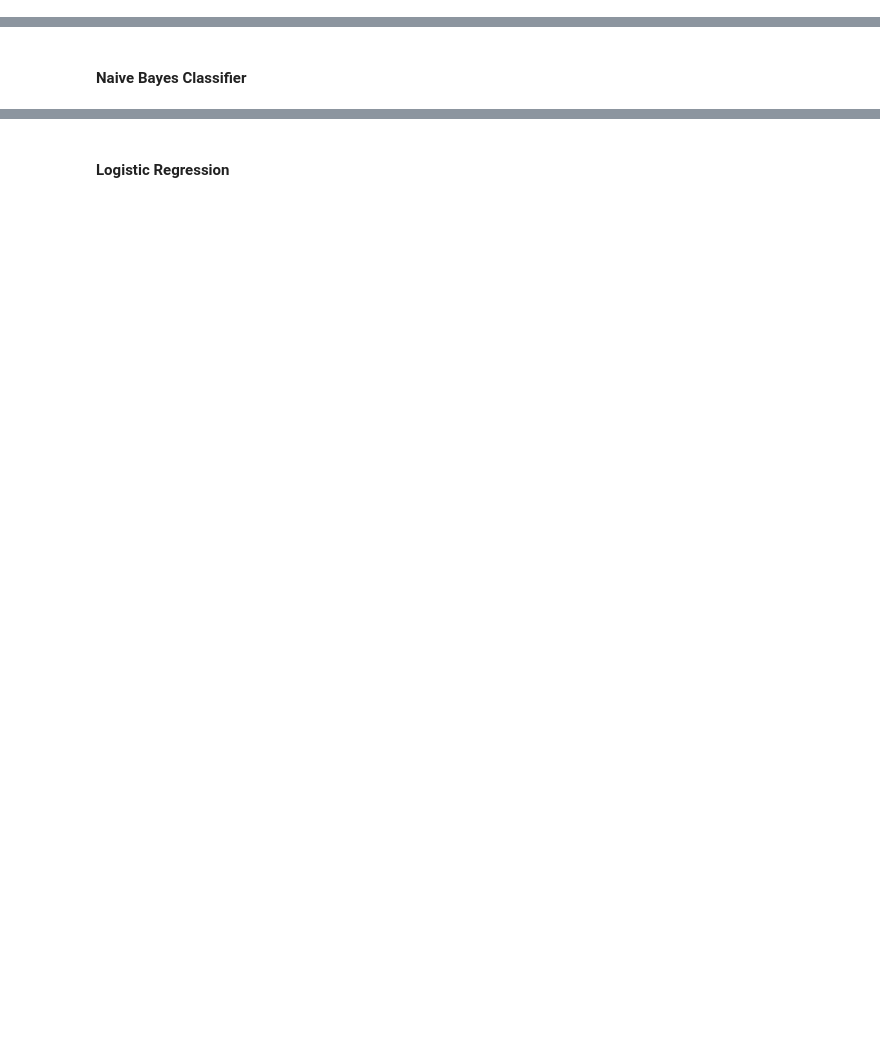
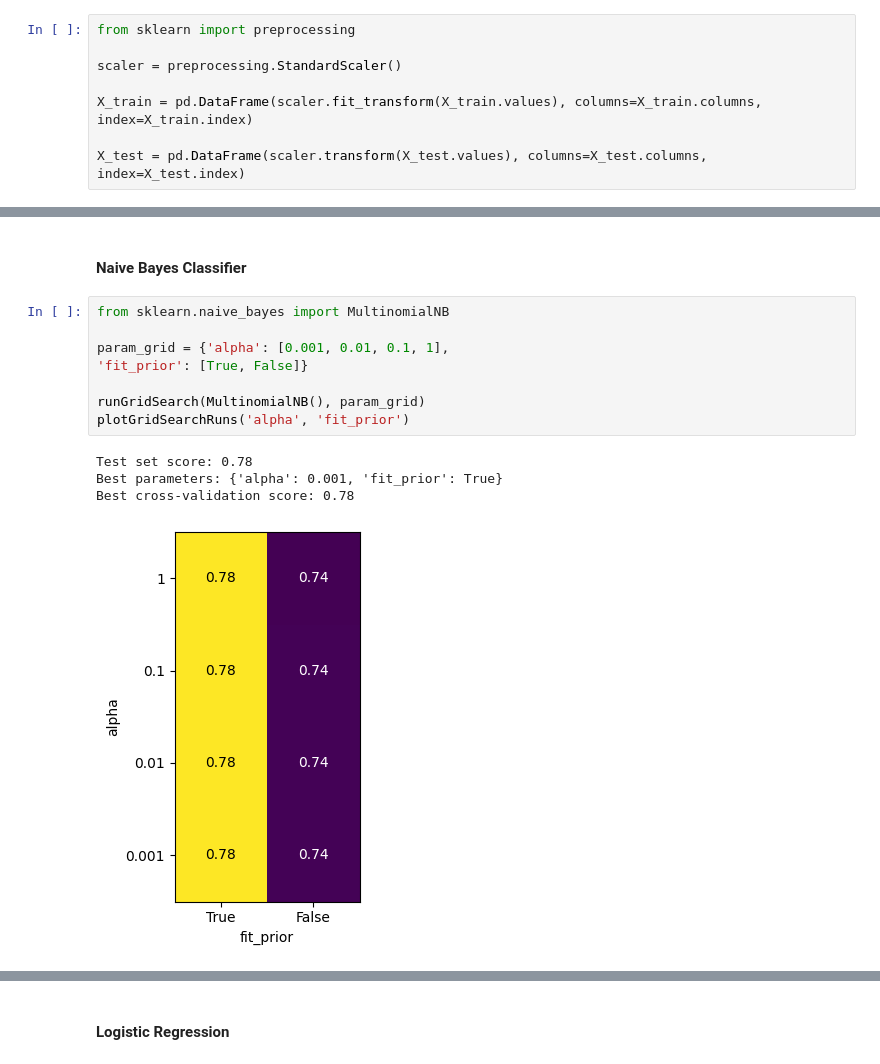
Before and after one commit to edab96/AI-and-Robotics-Project, a Jupyter notebook: Telco_Churn_Prediction.ipynb, the cells around one changed output, grey strips where cells are left out. Cells and saved outputs as stored; diff of their text form; blank space fills up the shorter version.

```diff
--- a/Telco_Churn_Prediction.ipynb
+++ b/Telco_Churn_Prediction.ipynb
@@ -314,0 +366,8 @@ print(X_test.shape, y_test.shape)
+# %%
+from sklearn import preprocessing
+
+scaler = preprocessing.StandardScaler()
+
+X_train = pd.DataFrame(scaler.fit_transform(X_train.values), columns=X_train.columns, index=X_train.index)
+
+X_test = pd.DataFrame(scaler.transform(X_test.values), columns=X_test.columns, index=X_test.index)
@@ -389,2 +466,15 @@ plotGridSearchRuns('n_neighbors', 'weights')
 # %% [markdown]
 #### Naive Bayes Classifier
+# %%
+from sklearn.naive_bayes import MultinomialNB
+
+param_grid = {'alpha': [0.001, 0.01, 0.1, 1],
+'fit_prior': [True, False]}
+
+runGridSearch(MultinomialNB(), param_grid)
+plotGridSearchRuns('alpha', 'fit_prior')
+# %% [output]
+Test set score: 0.78
+Best parameters: {'alpha': 0.001, 'fit_prior': True}
+Best cross-validation score: 0.78
+[figure, added]
```
Also changed, not shown: parts of 42 cells of this notebook.
